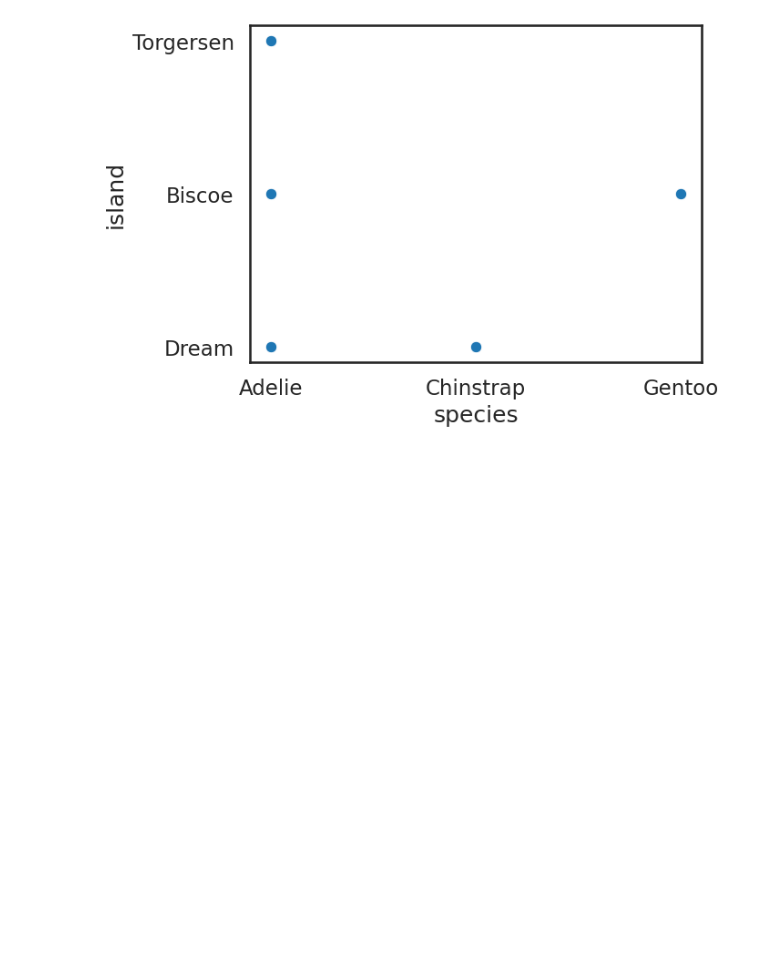
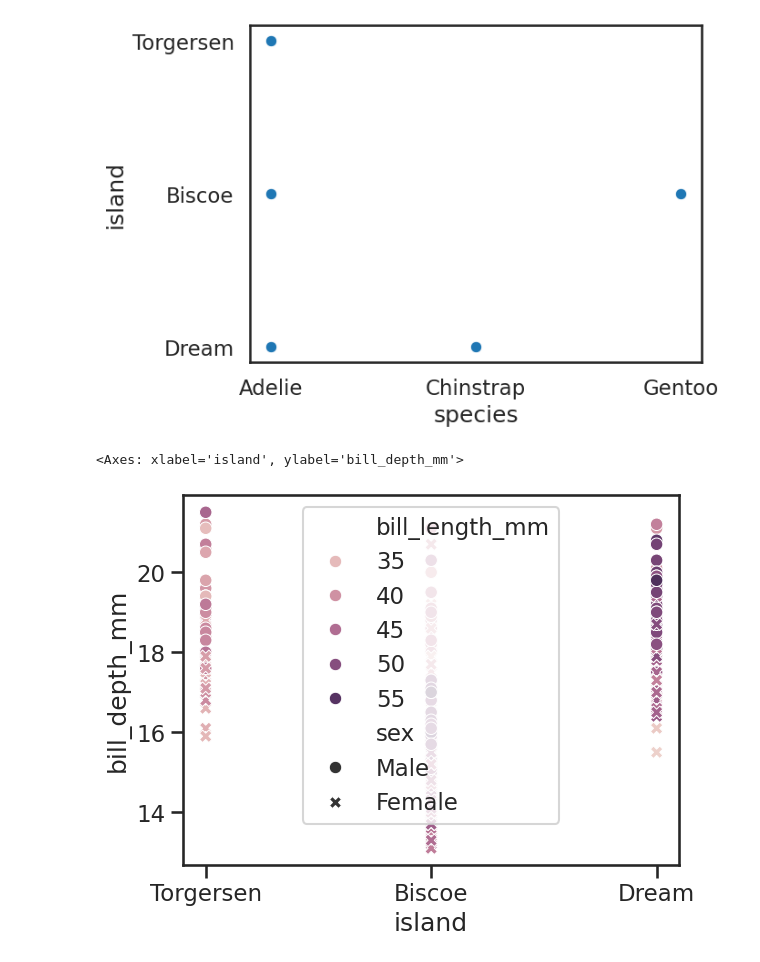
Before and after one commit to kailashchaudhary-p/Data-Science-Learning, a Jupyter notebook: Seaborn.ipynb, the cells around one changed output. Drawn from its saved outputs; the diff is of its cells as text; code cells hidden in the pictures; blank space fills up the shorter version.

```diff
--- a/Seaborn.ipynb
+++ b/Seaborn.ipynb
@@ -218,3 +218,9 @@ sns.scatterplot(data=penguins,x='species',y='island')
 # %% [output]
 <Axes: xlabel='species', ylabel='island'>
 [figure]
+# %%
+sns.set_style('ticks')
+sns.scatterplot(data=penguins,y='bill_depth_mm',x='island',hue='bill_length_mm',style='sex',alpha=1)
+# %% [output]
+<Axes: xlabel='island', ylabel='bill_depth_mm'>
+[figure, added]
```
Also changed, not shown: parts of 6 cells of this notebook.
